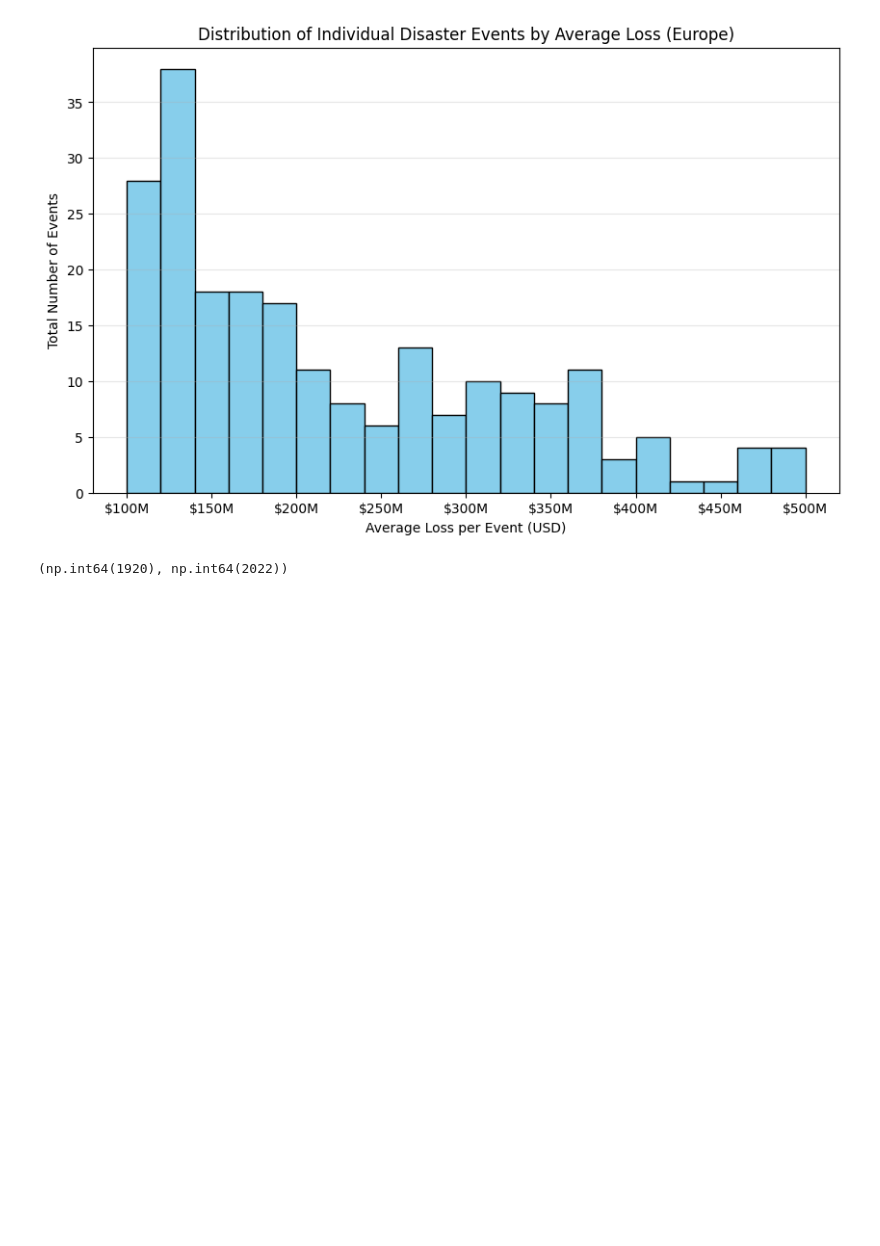
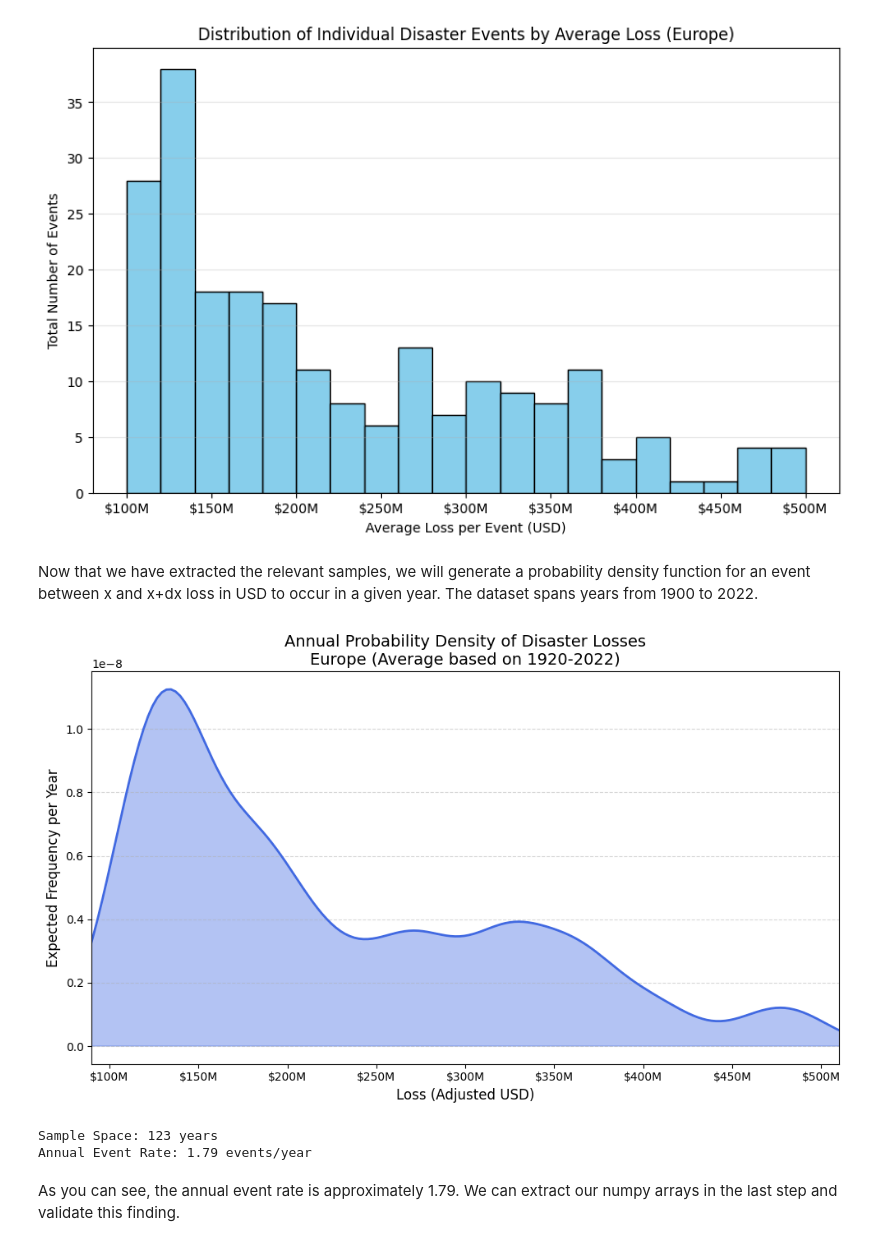
Before and after one commit to mamounChami/The-Bachelors-QHackathon, a Jupyter notebook: DataSet/kaggle_extraction.ipynb, the cells around one changed output. Saved outputs shown, nothing was run; the diff lists cells and outputs as text; code cells hidden in the pictures; blank space fills up the shorter version.

```diff
--- a/DataSet/kaggle_extraction.ipynb
+++ b/DataSet/kaggle_extraction.ipynb
@@ -66,37 +78,63 @@ print("Histogram saved as disaster_events_histogram.png")
 # %% [output]
 Histogram saved as disaster_events_histogram.png
 [figure]
-# %%
-df_europe["Year"] = pd.to_numeric(df_europe["Year"], errors='coerce')
-df_europe = df_europe.dropna(subset=['Year'])
-np.amin(df_europe["Year"]), np.amax(df_europe["Year"])
-# %% [output]
-(np.int64(1920), np.int64(2022))
+# %% [markdown]
+Now that we have extracted the relevant samples, we will generate a probability density function for an event between x and x+dx loss in USD to occur in a given year. The dataset spans years from 1900 to 2022.
 # %%
-# 4. Generate the Probability Density Function (PDF)
+# 1. Define the timeframe
+total_years = 2022 - 1900 + 1
+
+# 2. Calculate the total number of events in the whole sample
+total_events = df_europe['Total Events'].sum()
+
+# 3. Calculate the Average Annual Rate (lambda)
+# This tells us how many disasters happen in Europe per year on average
+annual_event_rate = total_events / total_years
+
+# 4. Generate the Plot
 plt.figure(figsize=(10, 6))
 
-# sns.kdeplot creates the PDF using Kernel Density Estimation
-# We pass 'Total Events' as weights to expand the sample space correctly
-sns.kdeplot(
-    data=df_filtered,
-    x='Avg_Loss',
+# We get the KDE data points to manually scale them by the annual rate
+ax = sns.kdeplot(
+    data=df_europe,
+    x='Average Loss per Event',
     weights='Total Events',
-    fill=True,
-    color='royalblue',
-    bw_adjust=0.5 # Smoothing factor
+    bw_adjust=0.5
 )
 
-# Formatting
-plt.title('PDF of Disaster Event Losses in Europe (1920-2022)', fontsize=14)
+# Extract the lines from the KDE plot to rescale the Y-axis
+line = ax.lines[0]
+x_data = line.get_xdata()
+y_data = line.get_ydata()
+
+# SCALE the Y-axis: Density * Annual Rate
+# This changes the interpretation from "Prob(Loss | Event)" to "Prob(Loss occurring in a Year)"
+y_scaled = y_data * annual_event_rate
+
+plt.close() # Close previous to clean up
+
+# 5. Final Plotting
+plt.figure(figsize=(10, 6))
+plt.fill_between(x_data, y_scaled, color='royalblue', alpha=0.4)
+plt.plot(x_data, y_scaled, color='royalblue', lw=2)
+
+plt.title(f'Annual Probability Density of Disaster Losses\nEurope (Average based on 1920-2022)', fontsize=14)
 plt.xlabel('Loss (Adjusted USD)', fontsize=12)
-plt.ylabel('Probability Density $f(x)$', fontsize=12)
-plt.grid(axis='y', linestyle='--', alpha=0.5)
+plt.ylabel('Expected Frequency per Year', fontsize=12)
 
-# Limit x-axis for visibility (e.g., up to 1.5 Billion USD)
-plt.xlim(0, 1.5e9)
+# Format X-axis and limit
+plt.xlim(0.9e8, 5.1e8)
 plt.gca().xaxis.set_major_formatter(plt.FuncFormatter(lambda x, p: f'${x/1e6:.0f}M'))
 
+plt.grid(axis='y', linestyle='--', alpha=0.5)
 plt.tight_layout()
-plt.savefig('disaster_loss_pdf.png')
-print("PDF Plot saved as disaster_loss_pdf.png")
+plt.show()
+
+print(f"Sample Space: {total_years} years")
+print(f"Annual Event Rate: {annual_event_rate:.2f} events/year")
+# %% [output]
+[figure, added]
+Sample Space: 123 years
+Annual Event Rate: 1.79 events/year
+# %% [markdown]
+As you can see, the annual event rate is approximately 1.79. We can extract our numpy arrays in the last step and validate this finding.
```
Also changed, not shown: parts of 4 cells of this notebook, 2 other files.
